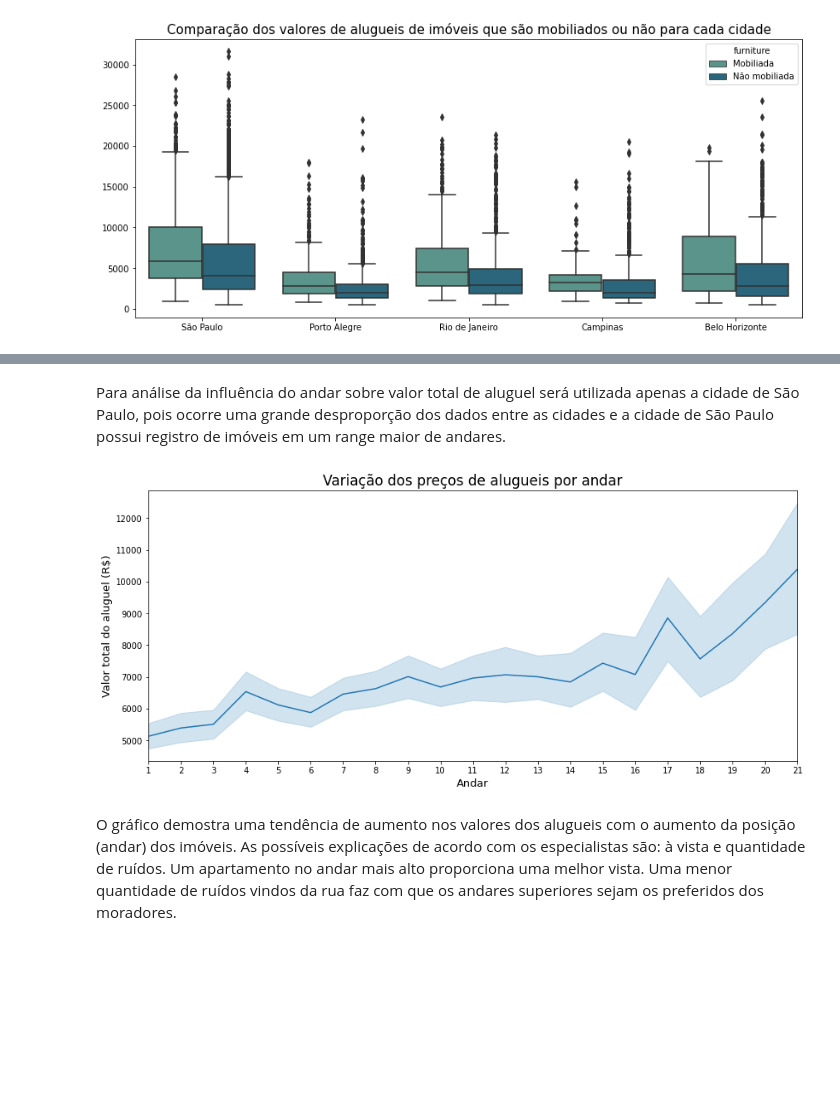
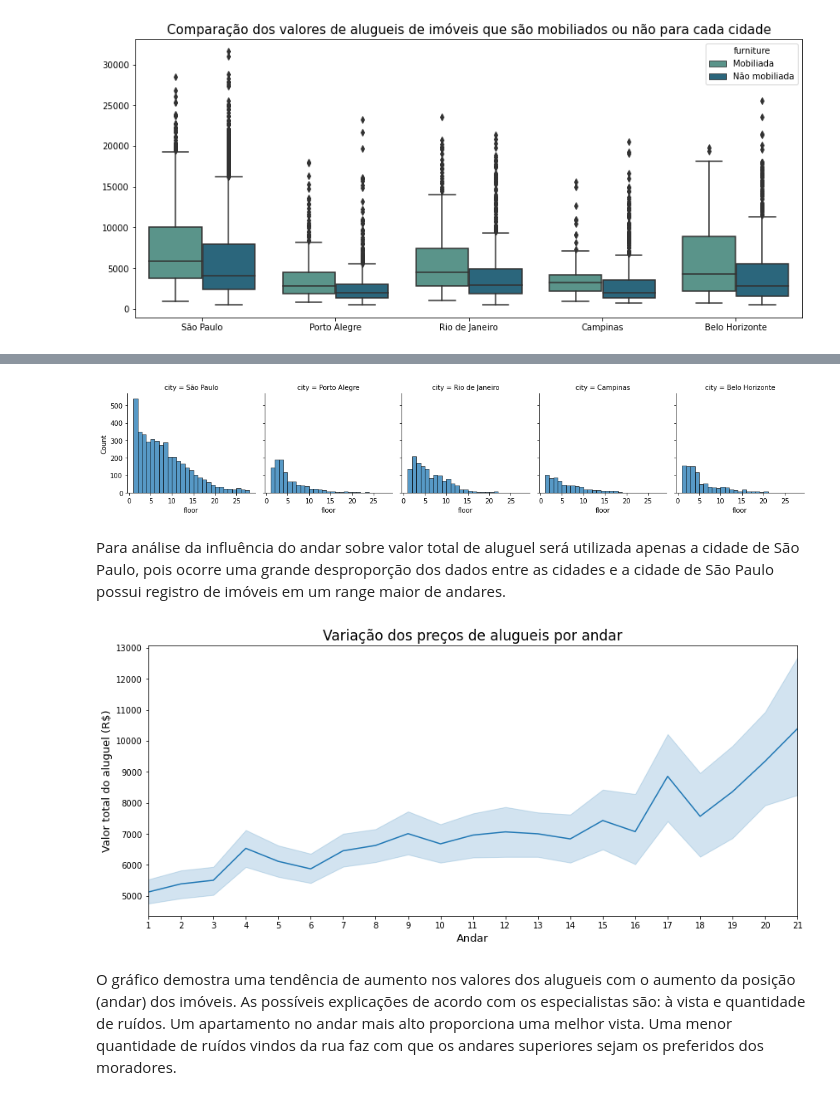
Before and after one commit to IgorFormiga/Data-Science-Projects, a Jupyter notebook: 2_Exploratory_Data_Analysis.ipynb, the cells around one changed output, grey strips where cells are left out. Drawn from its saved outputs; the diff is of its cells as text; code cells hidden in the pictures; blank space fills up the shorter version.

```diff
--- a/2_Exploratory_Data_Analysis.ipynb
+++ b/2_Exploratory_Data_Analysis.ipynb
@@ -21,7 +21,7 @@ plt.rc('figure', figsize = (14, 6))
 # %% [markdown]
 Importando o dataset "houses_to_rent_analisado", onde já foi realizado tratamento dos dados:
 # %%
-dataset = pd.read_csv('houses_to_rent_analisado.csv', sep=',')
+dataset = pd.read_csv('datasets/houses_to_rent_analisado.csv', sep=',')
 # %%
 dataset.head()
 # %% [output]
@@ -142,3 +134,9 @@ plt.show()
+# %%
+ax = sns.FacetGrid(dataset[dataset['floor'] > 0], col="city", palette='crest')
+ax.map_dataframe(sns.histplot, x="floor", binwidth=1, binrange=(1, 28))
+plt.show()
+# %% [output]
+[figure, added]
 # %% [markdown]
 Para análise da influência do andar sobre valor total de aluguel será utilizada apenas a cidade de São Paulo, pois ocorre uma grande desproporção dos dados entre as cidades e a cidade de São Paulo possui registro de imóveis em um range maior de andares.
 # %%
@@ -151,7 +149,7 @@ plt.xlim((1,21))
 plt.xticks(np.arange(1, 22, 1))
 plt.show()
 # %% [output]
-[figure, old version]
+[figure, new version]
 # %% [markdown]
 O gráfico demostra uma tendência de aumento nos valores dos alugueis com o aumento da posição (andar) dos imóveis. As possíveis explicações de acordo com os especialistas são: à vista e quantidade de ruídos. Um apartamento no andar mais alto proporciona uma melhor vista. Uma menor quantidade de ruídos vindos da rua faz com que os andares superiores sejam os preferidos dos moradores.
 # %% [markdown]
```
Also changed, not shown: parts of 5 cells of this notebook, 1 other file.
